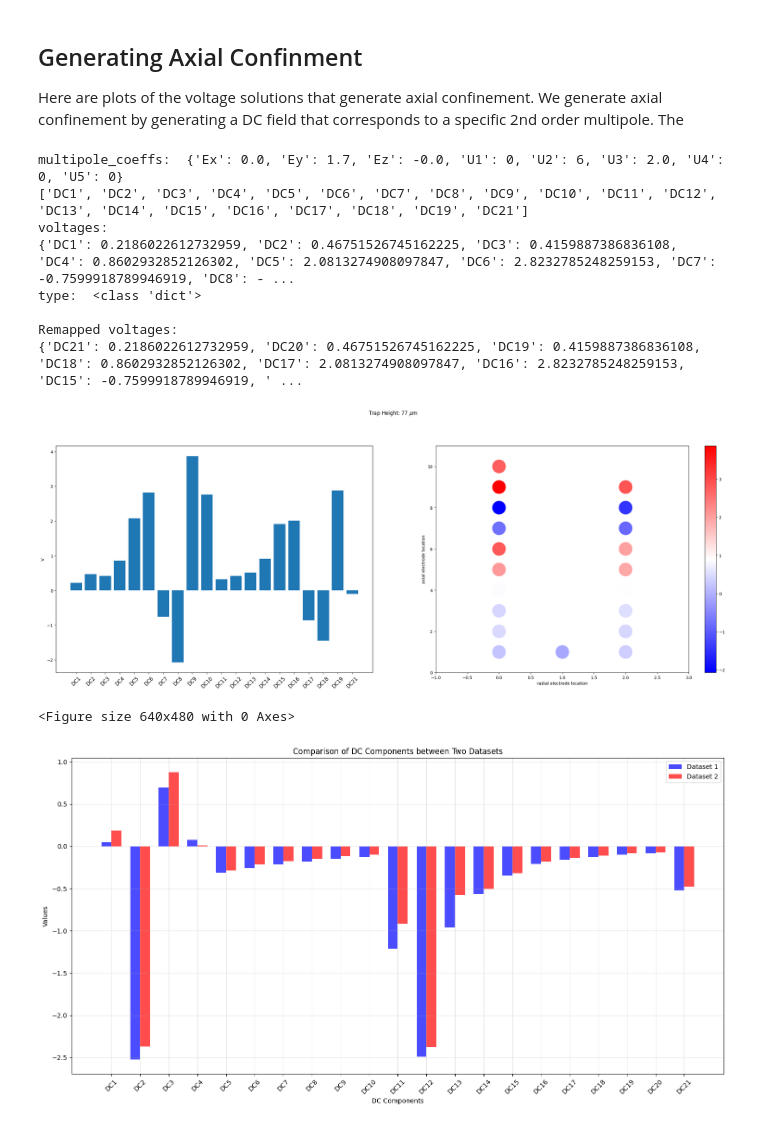
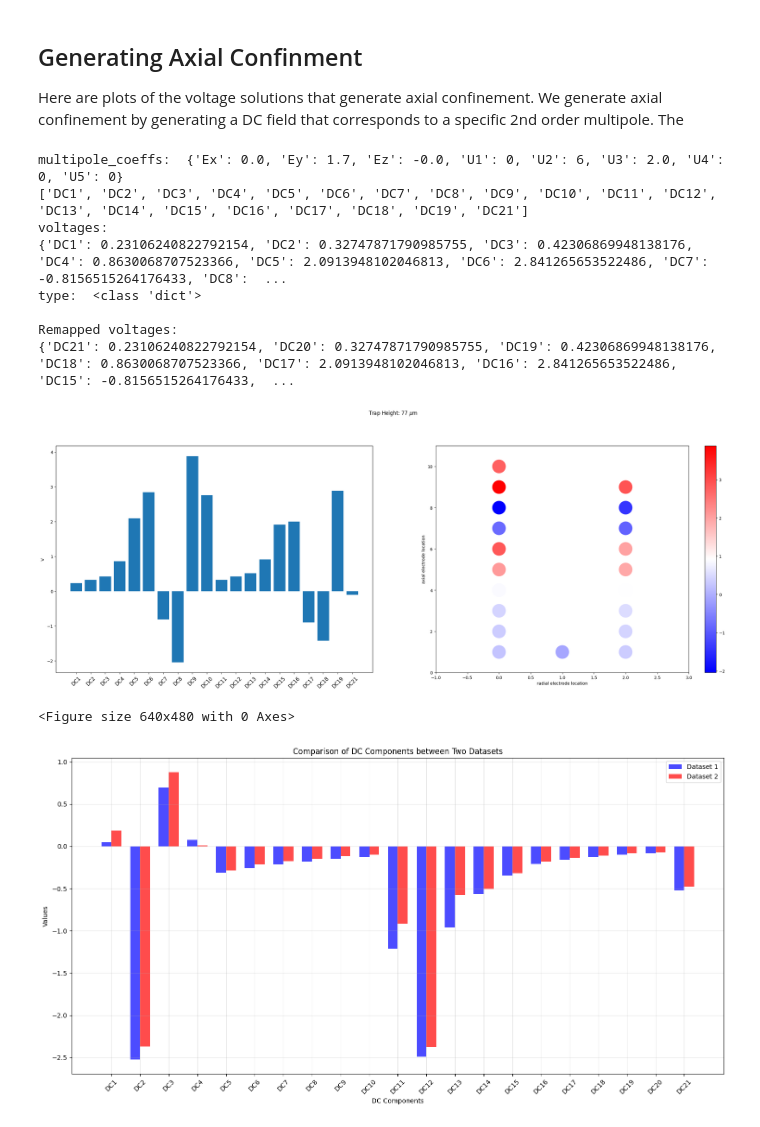
Before and after one commit to HaeffnerLab/bem, a Jupyter notebook: examples/Integrated_photonics/III_Multipole_Expansion.ipynb, the cells around one changed output. Cells and saved outputs as stored; diff of their text form; code cells hidden in the pictures.

```diff
--- a/examples/Integrated_photonics/III_Multipole_Expansion.ipynb
+++ b/examples/Integrated_photonics/III_Multipole_Expansion.ipynb
@@ -35,7 +35,7 @@ area = 1e-4
 
 path = module_path+'/inter_results/htrap/htrap_'+str(radius)+'_'+str(area)+'_simulation.pkl'
 # el2
-zl = ( +479.001 + 0.0 ) *1e-3
+zl = ( +478.001 + 0.0 ) *1e-3
 # el3.5
 # zl = -210*1e-3
 # el4
@@ -389,7 +389,7 @@ def plot_muls(s,xl,zl,roi,height, **multipoles): # ey, ez, ex, u3, u2, u5, u1, u
 #                      u4=0)
 
 u2_value = 6
-zl0 = (+479.001 + 0.0) *1e-3
+zl0 = (+478.001 + 0.0) *1e-3
 voltages = plot_muls(s,xl,zl0,roi,
                      height = yl*1e3,
                      ez=-0.0,  # - moves the ion to the camera x-axis
@@ -419,36 +419,36 @@ voltage_mapping = {
     "DC9": "DC13",
     "DC10": "DC12",
     "DC11": "DC10",
     "DC12": "DC9",
     "DC13": "DC8",
     "DC14": "DC7",
     "DC15": "DC6",
     "DC16": "DC5",
     "DC17": "DC4",
     "DC18": "DC3",
     "DC19": "DC2",
     "DC20": "DC1",
     "DC21": "DC11",
 }
 
 # Remap the voltages dictionary keys using voltage_mapping. if there is no the corresponding key in the original dictionary, assign value 0.0 to the corresponding key in the remapped dictionary
 remapped_voltages = {voltage_mapping.get(k, k): v for k, v in voltages.items()}
 print(f"\nRemapped voltages: \n{remapped_voltages}")
 
 fig.canvas.draw()
 fig.tight_layout(pad=1)
 fig = plt.figure()
 plt.show()
 # %% [output]
 multipole_coeffs:  {'Ex': 0.0, 'Ey': 1.7, 'Ez': -0.0, 'U1': 0, 'U2': 6, 'U3': 2.0, 'U4': 0, 'U5': 0}
 ['DC1', 'DC2', 'DC3', 'DC4', 'DC5', 'DC6', 'DC7', 'DC8', 'DC9', 'DC10', 'DC11', 'DC12', 'DC13', 'DC14', 'DC15', 'DC16', 'DC17', 'DC18', 'DC19', 'DC21']
 voltages:
-{'DC1': 0.2186022612732959, 'DC2': 0.46751526745162225, 'DC3': 0.4159887386836108, 'DC4': 0.8602932852126302, 'DC5': 2.0813274908097847, 'DC6': 2.8232785248259153, 'DC7': -0.7599918789946919, 'DC8': - ...
+{'DC1': 0.23106240822792154, 'DC2': 0.32747871790985755, 'DC3': 0.42306869948138176, 'DC4': 0.8630068707523366, 'DC5': 2.0913948102046813, 'DC6': 2.841265653522486, 'DC7': -0.8156515264176433, 'DC8':  ...
 type:  <class 'dict'>
 
 Remapped voltages:
-{'DC21': 0.2186022612732959, 'DC20': 0.46751526745162225, 'DC19': 0.4159887386836108, 'DC18': 0.8602932852126302, 'DC17': 2.0813274908097847, 'DC16': 2.8232785248259153, 'DC15': -0.7599918789946919, ' ...
+{'DC21': 0.23106240822792154, 'DC20': 0.32747871790985755, 'DC19': 0.42306869948138176, 'DC18': 0.8630068707523366, 'DC17': 2.0913948102046813, 'DC16': 2.841265653522486, 'DC15': -0.8156515264176433,  ...
-[figure, old version]
+[figure, new version]
 <Figure size 640x480 with 0 Axes>
 # %%
 import matplotlib.pyplot as plt
```
Also changed, not shown: parts of 3 cells of this notebook, 4 other files.
